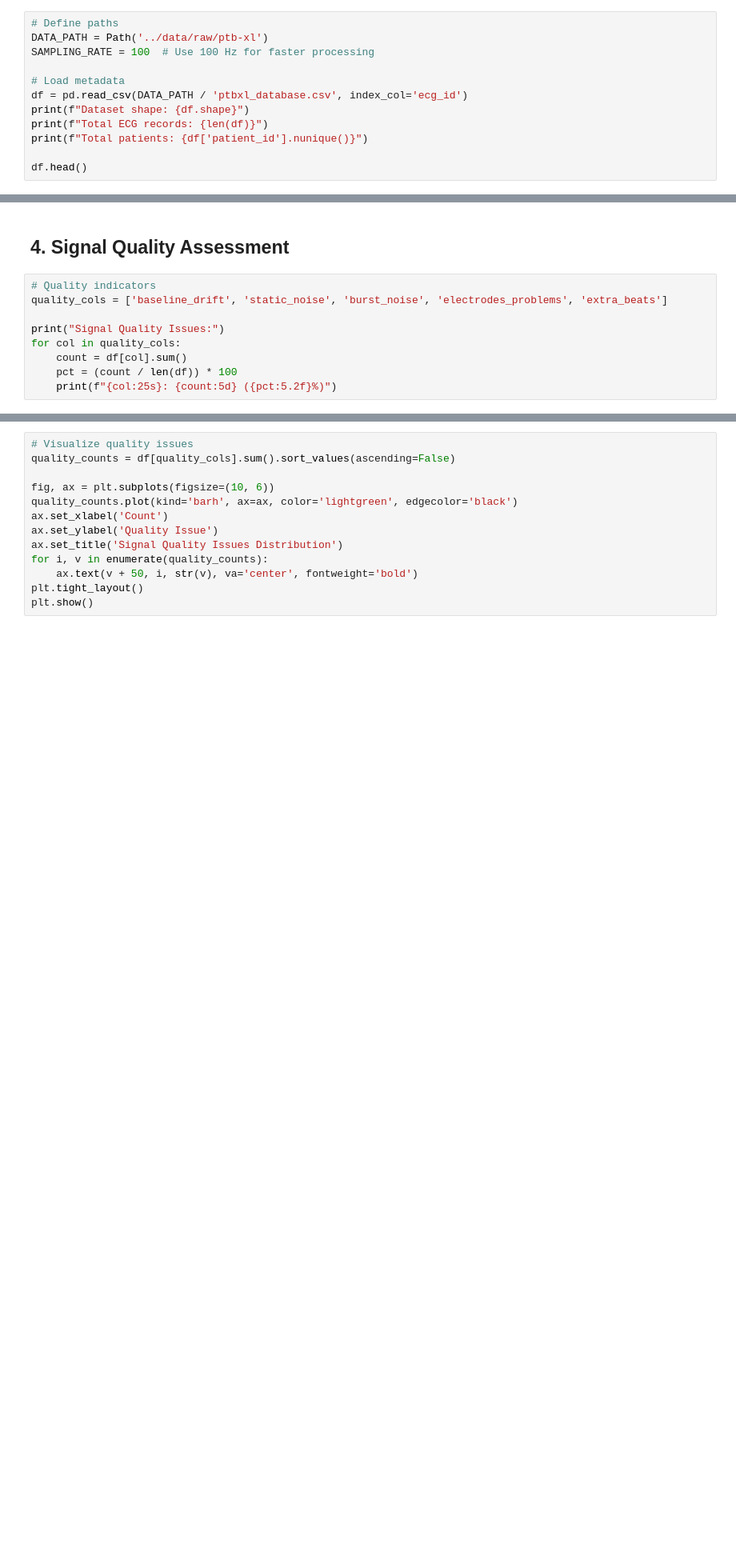
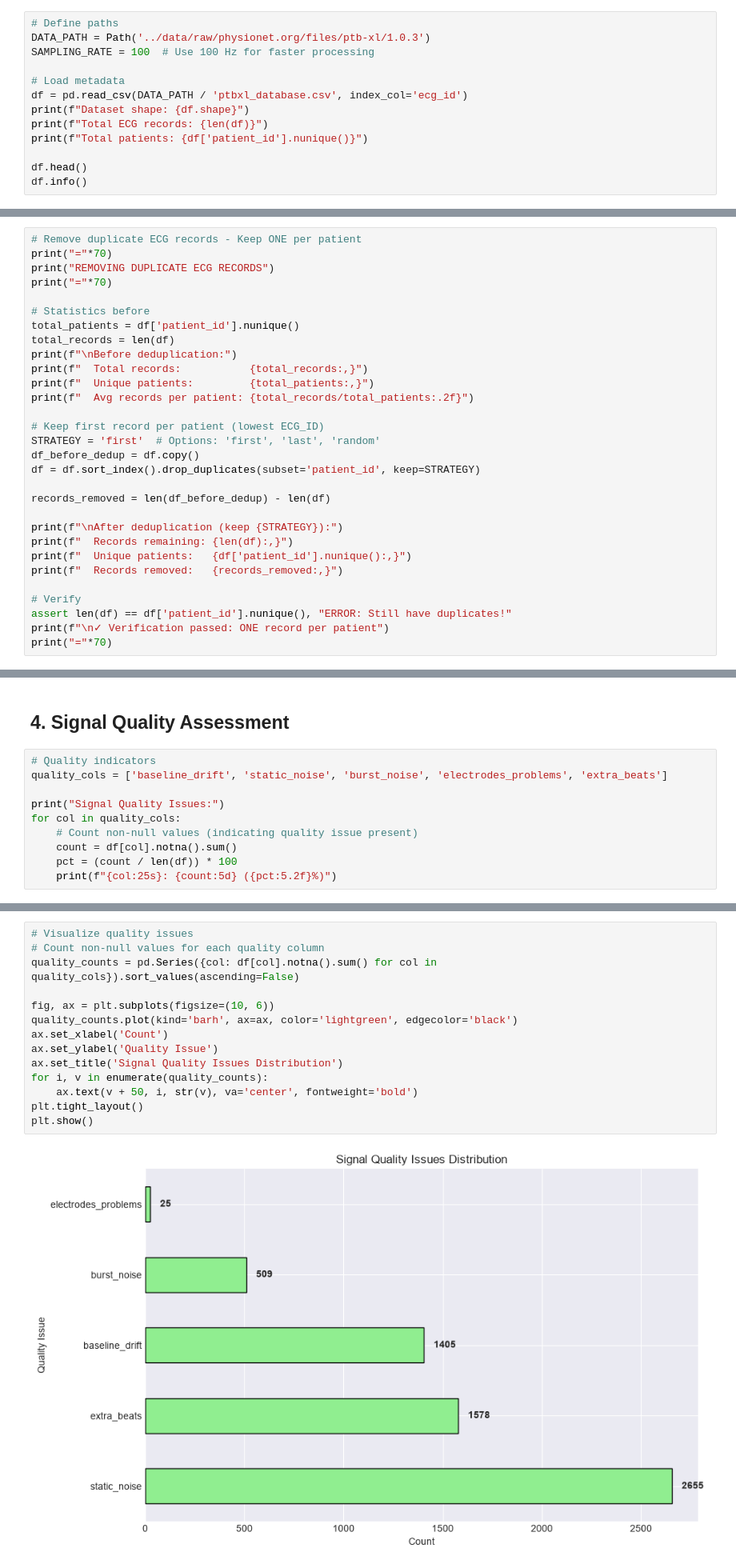
Before and after one commit to abhairwal-usd/intro_ai_ml_aai501, a Jupyter notebook: 01_Data_Prepare_EDA/01_data_exploration.ipynb, the cells around one changed output, grey strips where cells are left out. Shown at 80% size. Cells and saved outputs as stored; diff of their text form; blank space fills up the shorter version.

```diff
--- a/01_Data_Prepare_EDA/01_data_exploration.ipynb
+++ b/01_Data_Prepare_EDA/01_data_exploration.ipynb
@@ -34,7 +36,7 @@ print("Libraries loaded successfully!")
 ## 1. Load Dataset
 # %%
 # Define paths
-DATA_PATH = Path('../data/raw/ptb-xl')
+DATA_PATH = Path('../data/raw/physionet.org/files/ptb-xl/1.0.3')
 SAMPLING_RATE = 100  # Use 100 Hz for faster processing
 
 # Load metadata
@@ -44,3 +46,4 @@ print(f"Total ECG records: {len(df)}")
 print(f"Total patients: {df['patient_id'].nunique()}")
 
 df.head()
+df.info()
@@ -56,0 +197,30 @@ for i, col in enumerate(df.columns, 1):
+# %%
+# Remove duplicate ECG records - Keep ONE per patient
+print("="*70)
+print("REMOVING DUPLICATE ECG RECORDS")
+print("="*70)
+
+# Statistics before
+total_patients = df['patient_id'].nunique()
+total_records = len(df)
+print(f"\nBefore deduplication:")
+print(f"  Total records:           {total_records:,}")
+print(f"  Unique patients:         {total_patients:,}")
+print(f"  Avg records per patient: {total_records/total_patients:.2f}")
+
+# Keep first record per patient (lowest ECG_ID)
+STRATEGY = 'first'  # Options: 'first', 'last', 'random'
+df_before_dedup = df.copy()
+df = df.sort_index().drop_duplicates(subset='patient_id', keep=STRATEGY)
+
+records_removed = len(df_before_dedup) - len(df)
+
+print(f"\nAfter deduplication (keep {STRATEGY}):")
+print(f"  Records remaining: {len(df):,}")
+print(f"  Unique patients:   {df['patient_id'].nunique():,}")
+print(f"  Records removed:   {records_removed:,}")
+
+# Verify
+assert len(df) == df['patient_id'].nunique(), "ERROR: Still have duplicates!"
+print(f"\n✓ Verification passed: ONE record per patient")
+print("="*70)
@@ -185,6 +446,7 @@ quality_cols = ['baseline_drift', 'static_noise', 'burst_noise', 'electrodes_pro
 
 print("Signal Quality Issues:")
 for col in quality_cols:
-    count = df[col].sum()
+    # Count non-null values (indicating quality issue present)
+    count = df[col].notna().sum()
     pct = (count / len(df)) * 100
     print(f"{col:25s}: {count:5d} ({pct:5.2f}%)")
@@ -191,13 +460,16 @@ for col in quality_cols:
 # %%
 # Visualize quality issues
-quality_counts = df[quality_cols].sum().sort_values(ascending=False)
+# Count non-null values for each quality column
+quality_counts = pd.Series({col: df[col].notna().sum() for col in quality_cols}).sort_values(ascending=False)
 
 fig, ax = plt.subplots(figsize=(10, 6))
 quality_counts.plot(kind='barh', ax=ax, color='lightgreen', edgecolor='black')
 ax.set_xlabel('Count')
 ax.set_ylabel('Quality Issue')
 ax.set_title('Signal Quality Issues Distribution')
 for i, v in enumerate(quality_counts):
     ax.text(v + 50, i, str(v), va='center', fontweight='bold')
 plt.tight_layout()
 plt.show()
+# %% [output]
+[figure, added]
```
Also changed, not shown: parts of 31 cells of this notebook, 1 other file.
